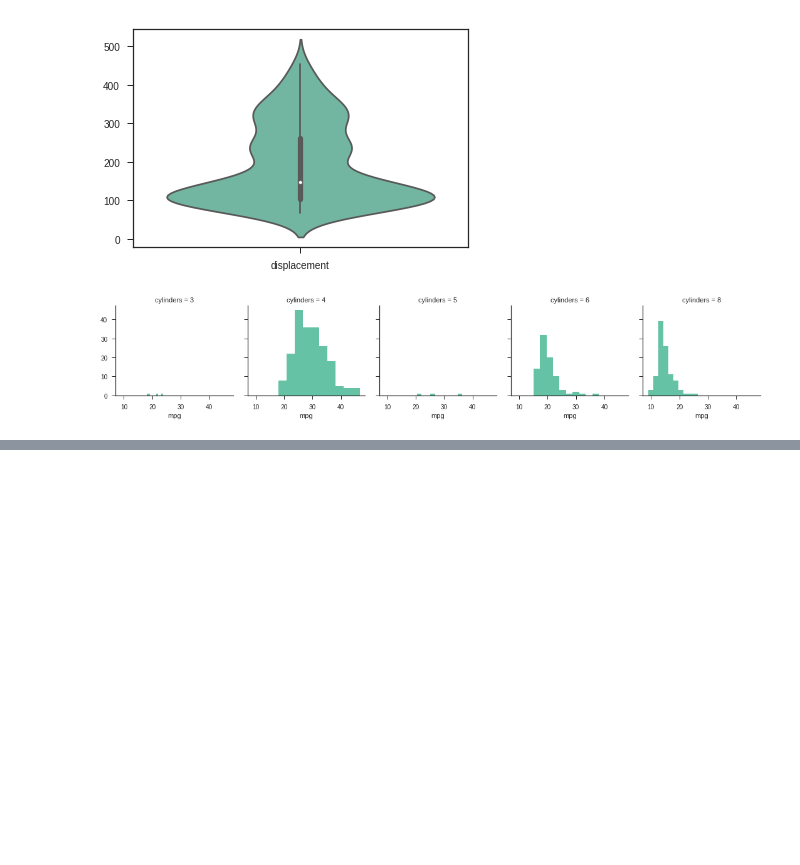
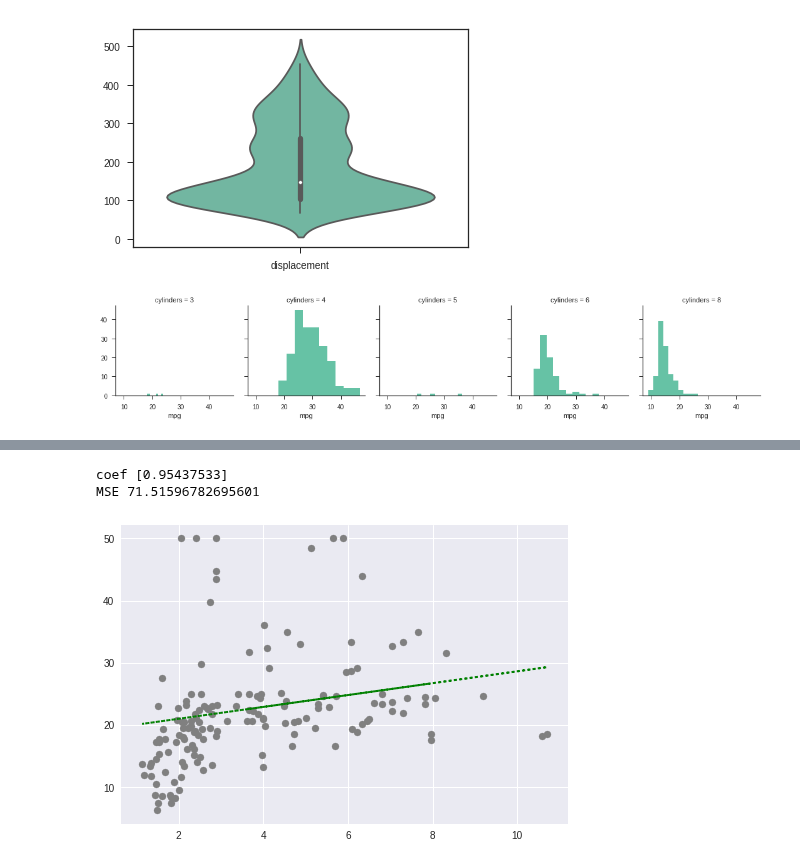
Before and after one commit to cwcheng0/practicepython, a Jupyter notebook: SKLearn_LinearRegression.ipynb, the cells around one changed output, grey strips where cells are left out. Cells and saved outputs as stored; diff of their text form; code cells hidden in the pictures; blank space fills up the shorter version.

```diff
--- a/SKLearn_LinearRegression.ipynb
+++ b/SKLearn_LinearRegression.ipynb
@@ -142,3 +144,17 @@ g = sns.FacetGrid(data, col="cylinders")
 g.map(plt.hist, "mpg");
 # %% [output]
 [figure]
+# %%
+# Use Boston House Price
+# 2019-1-28
+import matplotlib.pyplot as plt
+import numpy as np
+from sklearn import datasets, linear_model
+from sklearn.model_selection import train_test_split
+from sklearn.metrics import mean_squared_error
+
+boston = datasets.load_boston()
+
+#可以看看有哪些feature欄位
+features = boston.feature_names
+print(features)
@@ -144,0 +185,26 @@ g.map(plt.hist, "mpg");
+# %%
+# 第七個欄位來當 feature
+X =boston.data[:, np.newaxis, 7]   #the 7th feature is DIS
+y = boston.target
+X_train, X_test, y_train, y_test = train_test_split(X, y, test_size=0.3)  #test_size預設是0.25
+# %%
+# Print
+regression = linear_model.LinearRegression()
+regression.fit(X_train, y_train)
+y_result = regression.predict(X_test)
+
+#印出係數
+print('coef', regression.coef_)
+#印出均方誤差
+print('MSE', mean_squared_error(y_test, y_result))
+# %% [output]
+coef [0.95437533]
+MSE 71.51596782695601
+# %%
+# Draw a picture
+plt.scatter(X_test, y_test,  color='grey')
+plt.plot(X_test, y_result, color='green', linewidth=2, linestyle=':')
+
+plt.show()
+# %% [output]
+[figure, added]
```
Also changed, not shown: parts of 9 cells of this notebook.
